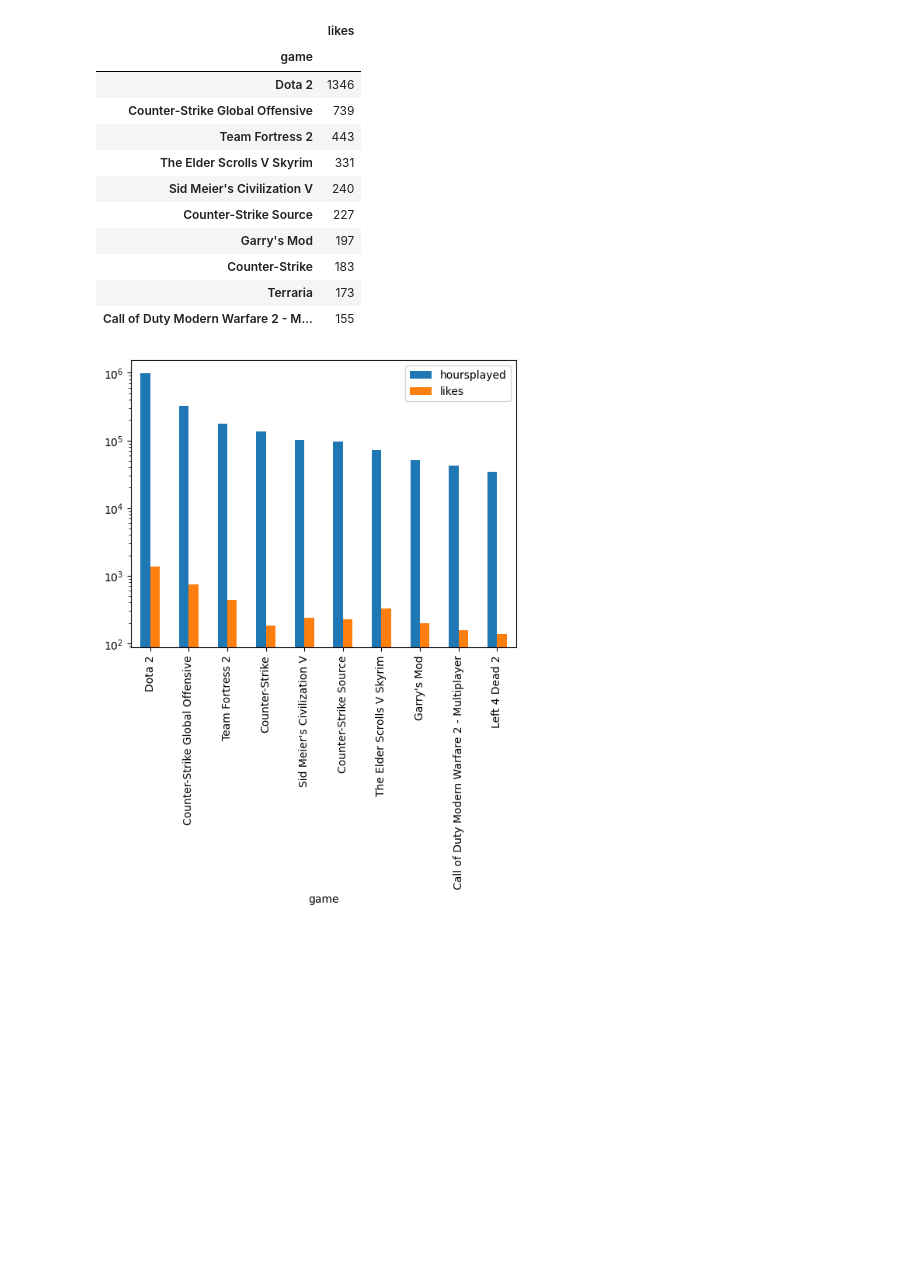
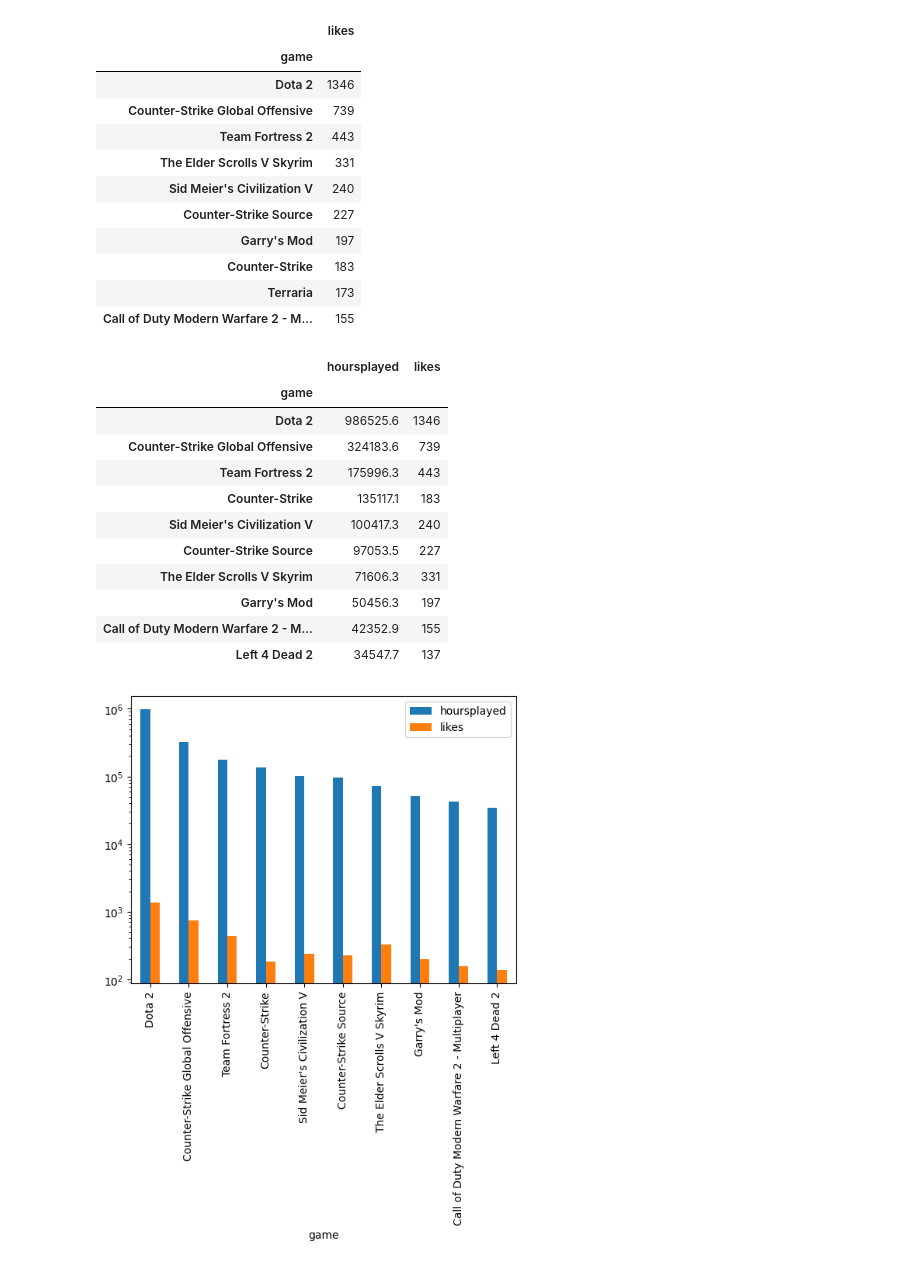
Before and after one commit to ameygawade/DataScience-Kaggle-Recommender_system-Stem_games, a Jupyter notebook: recommender-system-steam.ipynb, the cells around one changed output. Saved outputs shown, nothing was run; the diff lists cells and outputs as text; code cells hidden in the pictures; blank space fills up the shorter version.

```diff
--- a/recommender-system-steam.ipynb
+++ b/recommender-system-steam.ipynb
@@ -240,5 +240,22 @@ game_likes.head(10)
 | Counter-Strike | 183 |
 | Terraria | 173 |
 | Call of Duty Modern Warfare 2 - M... | 155 |
+# %%
+
+gp_gl= pd.merge(gameplay_hrs , game_likes, on='game')
+gp_gl
+# %% [output]
+|  | hoursplayed | likes |
+| game |  |  |
+| Dota 2 | 986525.6 | 1346 |
+| Counter-Strike Global Offensive | 324183.6 | 739 |
+| Team Fortress 2 | 175996.3 | 443 |
+| Counter-Strike | 135117.1 | 183 |
+| Sid Meier's Civilization V | 100417.3 | 240 |
+| Counter-Strike Source | 97053.5 | 227 |
+| The Elder Scrolls V Skyrim | 71606.3 | 331 |
+| Garry's Mod | 50456.3 | 197 |
+| Call of Duty Modern Warfare 2 - M... | 42352.9 | 155 |
+| Left 4 Dead 2 | 34547.7 | 137 |
 # %%
 #Plot grouped bar-chart of common games
```
Also changed, not shown: parts of 1 cell of this notebook.
